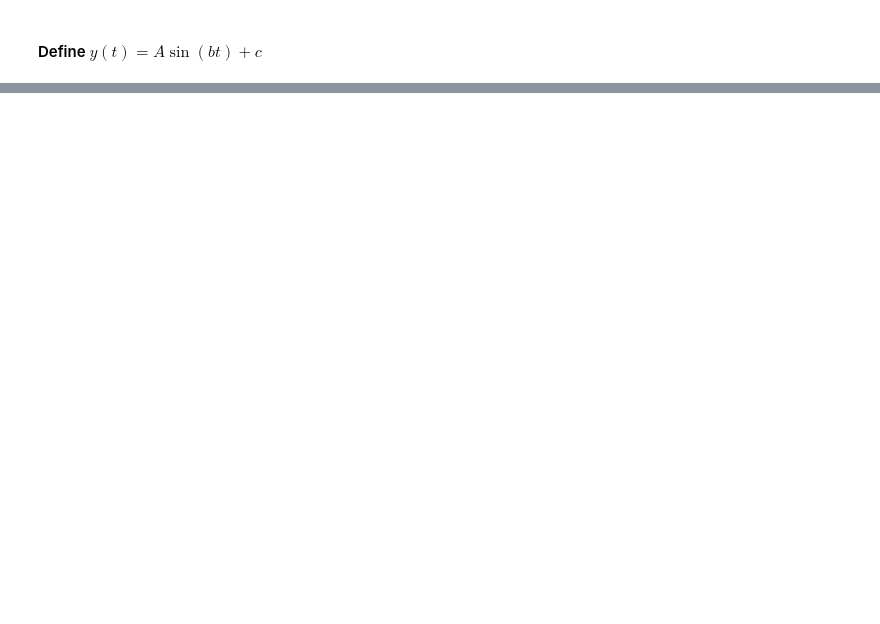
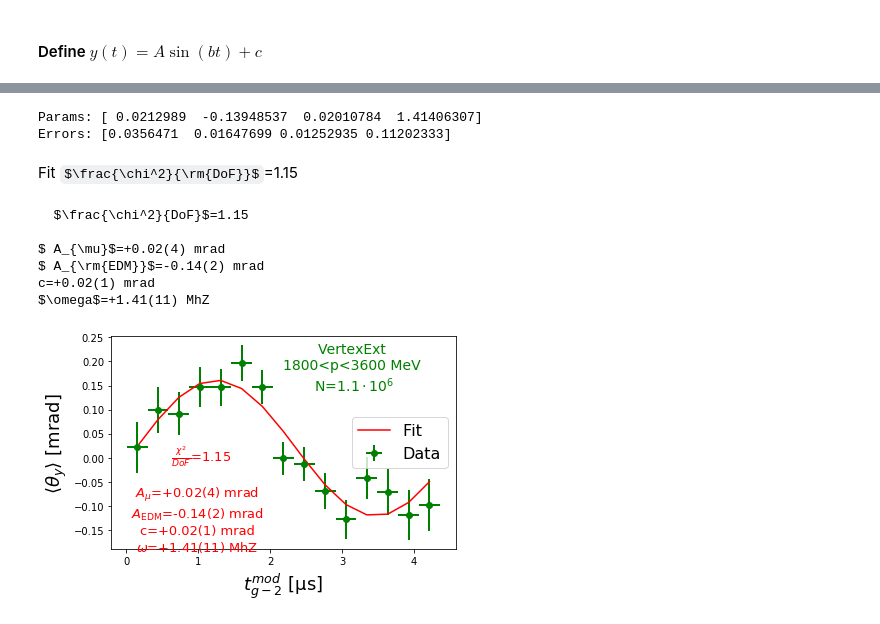
Before and after one commit to glukicov/EDMTracking, a Jupyter notebook: SimpleEDMFits_largeEDM_simulation.ipynb, the cells around one changed output, grey strips where cells are left out. Saved outputs shown, nothing was run; the diff lists cells and outputs as text; code cells hidden in the pictures; some formulas as TeX source; blank space fills up the shorter version.

```diff
--- a/SimpleEDMFits_largeEDM_simulation.ipynb
+++ b/SimpleEDMFits_largeEDM_simulation.ipynb
@@ -148,0 +120,63 @@ chi2_n= 1.082169212151882
+# %%
+# phi = 3.100 # rad
+phi = -3.183
+
+def thetaY_unblinded(t, *pars):
+    A_mu  = pars[0]
+    A_edm = pars[1]
+    c     = pars[2]
+    omega = pars[3]
+    return A_mu * np.cos(omega * t + phi) + A_edm * np.sin(omega * t + phi) + c
+
+#function, X, Y, [starting par]
+# Levenberg-Marquardt algorithm as implemented in MINPACK
+par, pcov = optimize.curve_fit(thetaY_unblinded, x, y, sigma=y_err, p0=[0.0, 0.18, -0.06, 0.23], absolute_sigma=False, method='lm')
+
+par_e = np.sqrt(np.diag(pcov))
+
+print("Params:", par)
+print("Errors:", par_e)
+chi2_ndf, chi2, ndf=cu.chi2_ndf(x, y, y_err, thetaY_unblinded, par)
+Latex( r"Fit $\frac{\chi^2}{\rm{DoF}}$="+str(round(chi2_ndf,2)) )
+# %% [output]
+Params: [ 0.0212989  -0.13948537  0.02010784  1.41406307]
+Errors: [0.0356471  0.01647699 0.01252935 0.11202333]
+Fit $\frac{\chi^2}{\rm{DoF}}$=1.15
+# %%
+fig, ax = plt.subplots()
+ax.errorbar(x,y,xerr=x_err, yerr=y_err, linewidth=0, elinewidth=2, color="green", marker="o", label="Data")
+ax.plot(x, thetaY_unblinded(x, *par), color="red", label='Fit')
+ax.legend(loc='best')
+ax.set_ylabel(df_info['y_label'][0], fontsize=16)
+ax.set_xlabel(df_info['x_label'][0], fontsize=16)
+
+# deal with fitter parameters
+parNames=[r"$ A_{\mu}$", r"$ A_{\rm{EDM}}$", "c", r"$\omega$"]
+units=["mrad", "mrad", "mrad", "MhZ"]
+prec=2
+#form complex legends
+legend1_chi2=cu.legend1_fit(chi2_ndf)
+legned1_par=""
+legned1_par=cu.legend_par(legned1_par,  parNames, par, par_e, units)
+legend1=legend1_chi2+"\n"+legned1_par
+print(legend1)
+legend2=df_info['data_type'][0]+"\n"+df_info["p_cut"][0]+"\n N="+cu.sci_notation(df_info['N'][0])
+
+#place on the plot and save
+y1,y2,x1,x2=0.2,0.85,0.25,0.70
+cu.textL(ax, x1, y1, legend1, font_size=13, color="red")
+cu.textL(ax, x2, y2, legend2, font_size=14)
+ax.legend(loc='center right', fontsize=16)
+ax.set_ylabel(df_info['y_label'][0], fontsize=18)
+ax.set_xlabel(df_info['x_label'][0], fontsize=18)
+plt.tight_layout()
+
+plt.savefig("fig/testFit.png", dpi=300)
+# %% [output]
+  $\frac{\chi^2}{DoF}$=1.15
+
+$ A_{\mu}$=+0.02(4) mrad
+$ A_{\rm{EDM}}$=-0.14(2) mrad
+c=+0.02(1) mrad
+$\omega$=+1.41(11) MhZ
+[figure, added]
```
Also changed, not shown: parts of 10 cells of this notebook, 2 other files.
